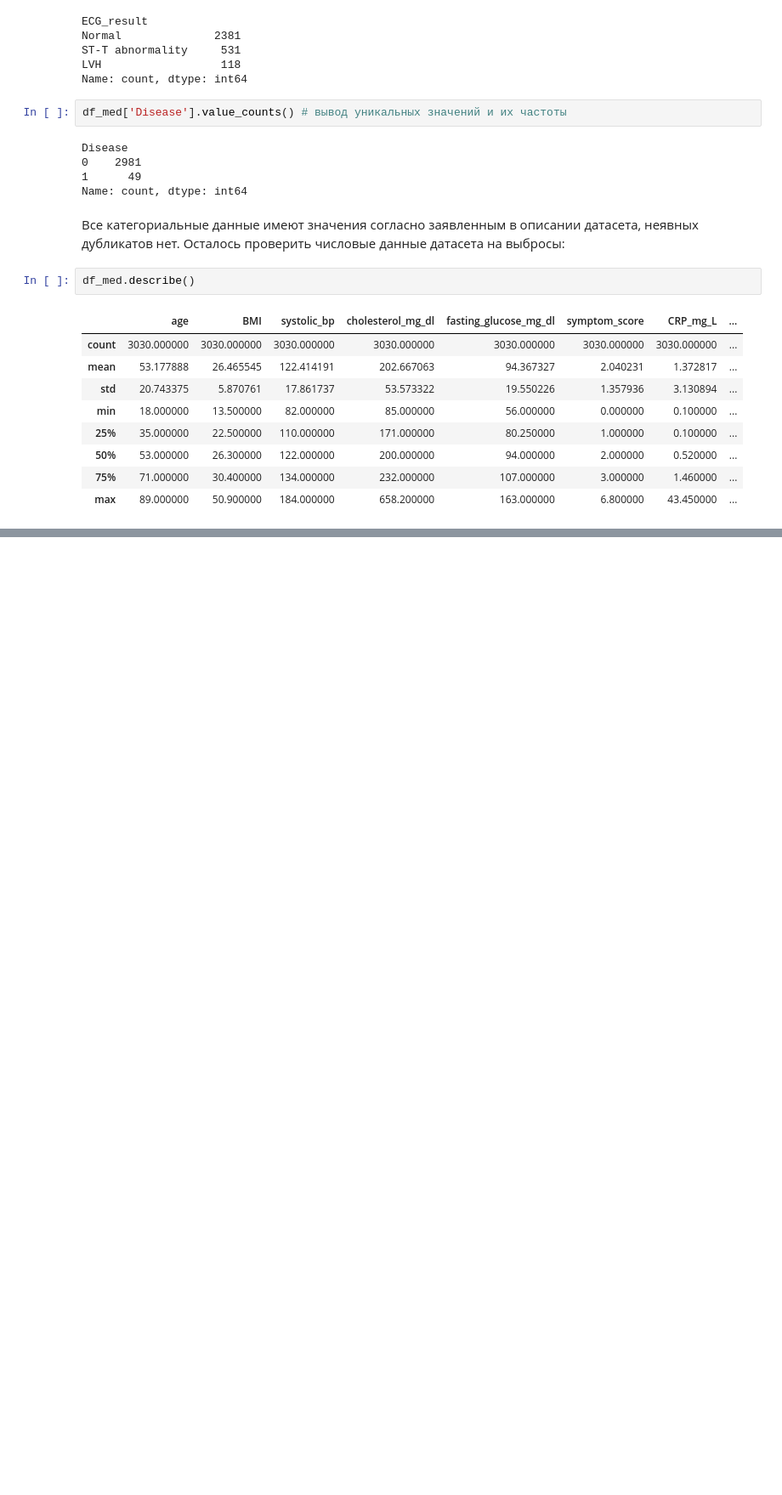
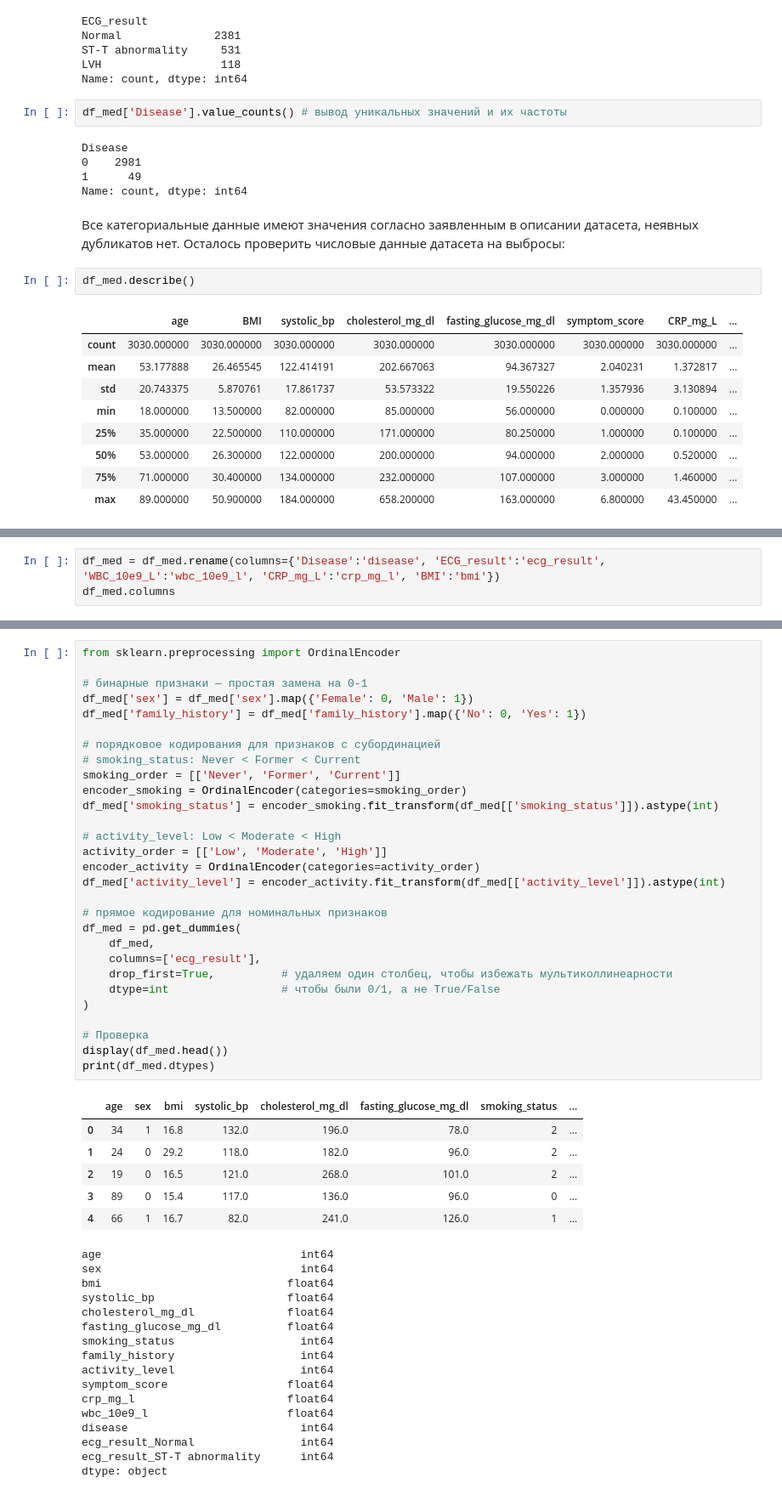
Before and after one commit to AlekseevaAnna1/data-analytics-labs, a Jupyter notebook: ЛР4_Алексеева_1.ipynb, the cells around one changed output, grey strips where cells are left out. Shown at 85% size. Drawn from its saved outputs; the diff is of its cells as text; blank space fills up the shorter version.

```diff
--- a/ЛР4_Алексеева_1.ipynb
+++ b/ЛР4_Алексеева_1.ipynb
@@ -362,0 +385,3 @@ df_med.describe()
+# %%
+df_med = df_med.rename(columns={'Disease':'disease', 'ECG_result':'ecg_result', 'WBC_10e9_L':'wbc_10e9_l', 'CRP_mg_L':'crp_mg_l', 'BMI':'bmi'})
+df_med.columns
@@ -362,0 +398,52 @@ df_med.describe()
+# %%
+from sklearn.preprocessing import OrdinalEncoder
+
+# бинарные признаки — простая замена на 0-1
+df_med['sex'] = df_med['sex'].map({'Female': 0, 'Male': 1})
+df_med['family_history'] = df_med['family_history'].map({'No': 0, 'Yes': 1})
+
+# порядковое кодирования для признаков с субординацией
+# smoking_status: Never < Former < Current
+smoking_order = [['Never', 'Former', 'Current']]
+encoder_smoking = OrdinalEncoder(categories=smoking_order)
+df_med['smoking_status'] = encoder_smoking.fit_transform(df_med[['smoking_status']]).astype(int)
+
+# activity_level: Low < Moderate < High
+activity_order = [['Low', 'Moderate', 'High']]
+encoder_activity = OrdinalEncoder(categories=activity_order)
+df_med['activity_level'] = encoder_activity.fit_transform(df_med[['activity_level']]).astype(int)
+
+# прямое кодирование для номинальных признаков
+df_med = pd.get_dummies(
+    df_med,
+    columns=['ecg_result'],
+    drop_first=True,          # удаляем один столбец, чтобы избежать мультиколлинеарности
+    dtype=int                 # чтобы были 0/1, а не True/False
+)
+
+# Проверка
+display(df_med.head())
+print(df_med.dtypes)
+# %% [output]
+|  | age | sex | bmi | systolic_bp | cholesterol_mg_dl | fasting_glucose_mg_dl | smoking_status | ... |
+| 0 | 34 | 1 | 16.8 | 132.0 | 196.0 | 78.0 | 2 | ... |
+| 1 | 24 | 0 | 29.2 | 118.0 | 182.0 | 96.0 | 2 | ... |
+| 2 | 19 | 0 | 16.5 | 121.0 | 268.0 | 101.0 | 2 | ... |
+| 3 | 89 | 0 | 15.4 | 117.0 | 136.0 | 96.0 | 0 | ... |
+| 4 | 66 | 1 | 16.7 | 82.0 | 241.0 | 126.0 | 1 | ... |
+age                              int64
+sex                              int64
+bmi                            float64
+systolic_bp                    float64
+cholesterol_mg_dl              float64
+fasting_glucose_mg_dl          float64
+smoking_status                   int64
+family_history                   int64
+activity_level                   int64
+symptom_score                  float64
+crp_mg_l                       float64
+wbc_10e9_l                     float64
+disease                          int64
+ecg_result_Normal                int64
+ecg_result_ST-T abnormality      int64
+dtype: object
```
Also changed, not shown: parts of 37 cells of this notebook.
